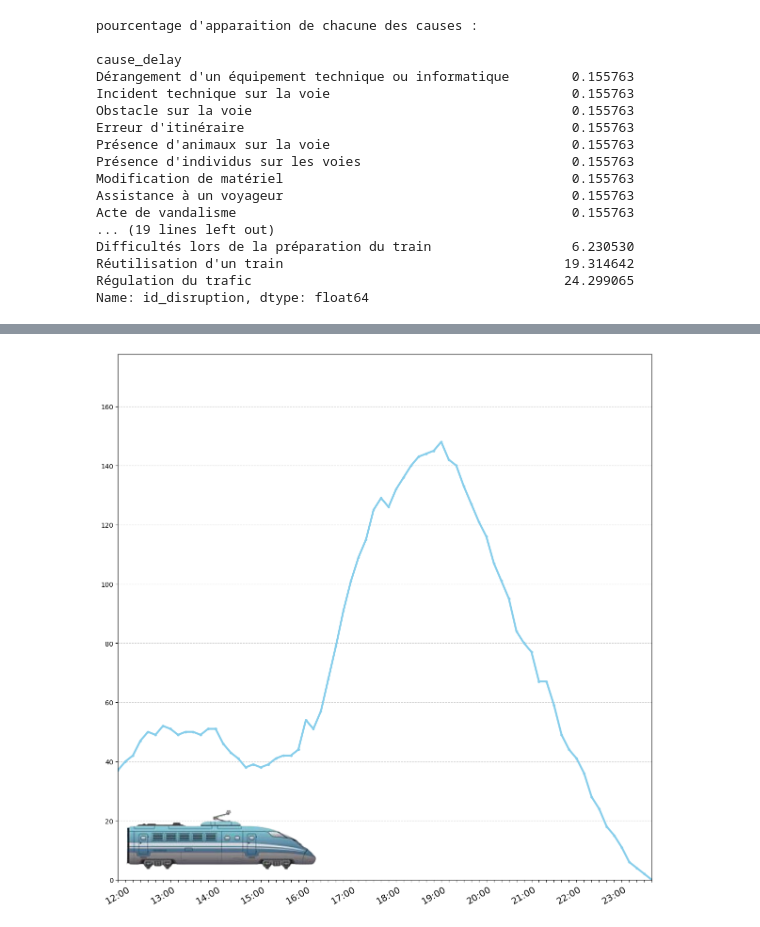
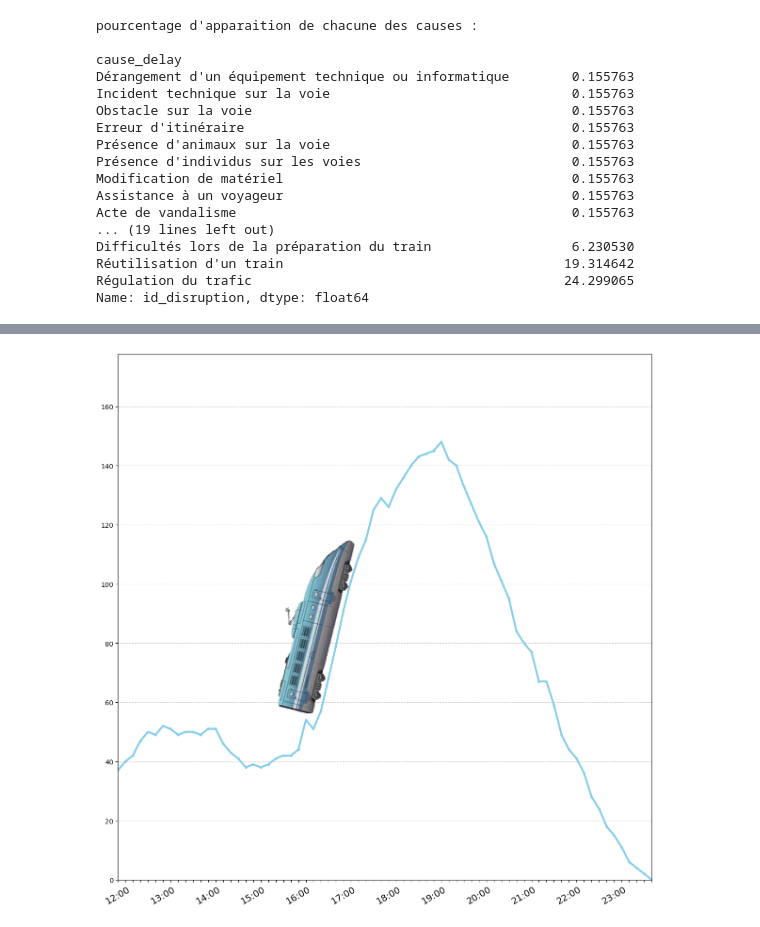
Before and after one commit to KylianSts/Perturbations_transport_public, a Jupyter notebook: TGV_TER_database_analysis.ipynb, the cells around one changed output, grey strips where cells are left out. Cells and saved outputs as stored; diff of their text form; code cells hidden in the pictures.

```diff
--- a/TGV_TER_database_analysis.ipynb
+++ b/TGV_TER_database_analysis.ipynb
@@ -772,29 +772,35 @@ plt.show()
-# %%
-disrupiton_by_ten_1 = disrupiton_by_ten[72:]
-
-plt.figure(figsize=(12, 12))
-plt.plot(range(len(disrupiton_by_ten_1)), disrupiton_by_ten_1, c='skyblue', lw=3, marker='o', markersize=3)
-
-plt.xticks(range(len(disrupiton_by_ten_1)), hours_intervals_name[72:], rotation=30, fontsize=14)
-
-plt.grid(True, linestyle='--', alpha=0.6, axis='y')
-plt.gca().set_facecolor('white')
-plt.tight_layout()
-
-plt.xlim(0, len(disrupiton_by_ten_1)-1)
-max_y_value = max(disrupiton_by_ten)*1.2
-plt.ylim(0, max_y_value)
-
-img = mpimg.imread('Data/Train_wb.png')
-imagebox = OffsetImage(img, zoom=0.8)
-ab = AnnotationBbox(imagebox, (15, 15), frameon=False)
-plt.gca().add_artist(ab)
-
-plt.savefig("Perturbation_journée_part2.png", dpi=300)
-
-plt.show()
-# %% [output]
-[figure, removed]
+# %%
+from PIL import Image
+
+disrupiton_by_ten_1 = disrupiton_by_ten[72:]
+
+plt.figure(figsize=(12, 12))
+plt.plot(range(len(disrupiton_by_ten_1)), disrupiton_by_ten_1, c='skyblue', lw=3, marker='o', markersize=3)
+
+plt.xticks(range(len(disrupiton_by_ten_1)), hours_intervals_name[72:], rotation=30, fontsize=14)
+
+plt.grid(True, linestyle='--', alpha=0.6, axis='y')
+plt.gca().set_facecolor('white')
+plt.tight_layout()
+
+plt.xlim(0, len(disrupiton_by_ten_1)-1)
+max_y_value = max(disrupiton_by_ten)*1.2
+plt.ylim(0, max_y_value)
+
+img = Image.open('Data/train_wb.png')
+rotated_img = img.rotate(76)
+rotated_img.save('Data/Train_wb_rotated.png')
+
+img = mpimg.imread('Data/Train_wb_rotated.png')
+imagebox = OffsetImage(img, zoom=0.8)
+ab = AnnotationBbox(imagebox, (25, 90), frameon=False)
+plt.gca().add_artist(ab)
+
+plt.savefig("Perturbation_journée_part2.png", dpi=300)
+
+plt.show()
+# %% [output]
+[figure, added]
 # %%
 # Metrre en avant la premiere perturbation de la journée avec les infos deja collecté
 # Mettre à certaine horraire des causes de perturbation
```
Also changed, not shown: parts of 5 cells of this notebook.
